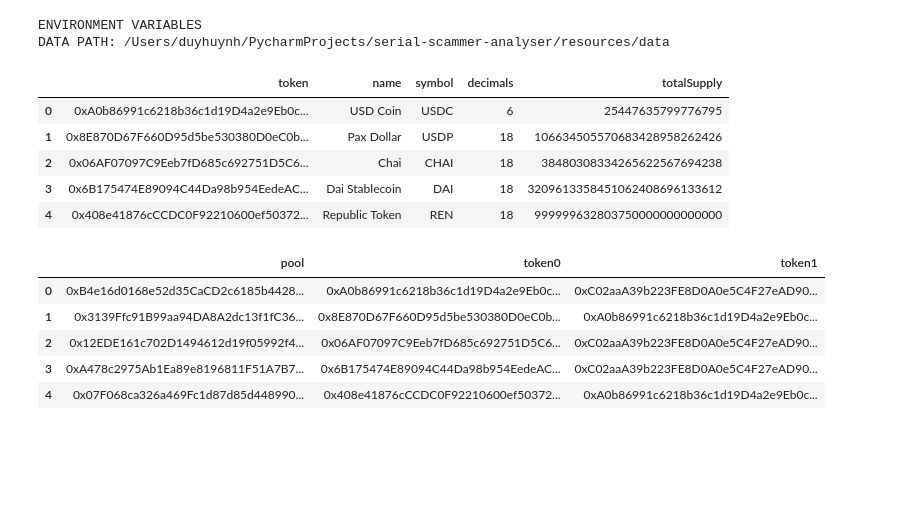
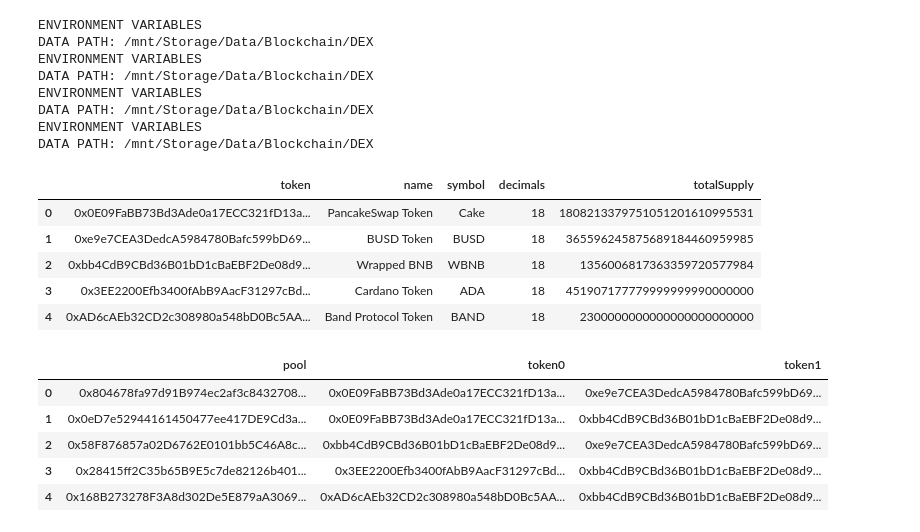
Before and after one commit to duyhuynhdev/serial-scammer-analyser, a Jupyter notebook: main/analysis/data_analysis.ipynb, the cells around one changed output. Saved outputs shown, nothing was run; the diff lists cells and outputs as text; code cells hidden in the pictures; blank space fills up the shorter version.

Commit message:
fix pool loading

```diff
--- a/main/analysis/data_analysis.ipynb
+++ b/main/analysis/data_analysis.ipynb
@@ -1,34 +1,43 @@
 # %%
 import utils.Utils as ut
 import os
 import pandas as pd
+
+from entity.blockchain.Address import Address
+from utils.DataLoader import DataLoader
 from utils.Settings import Setting
 from utils.ProjectPath import ProjectPath
 from collections import Counter
 from utils import ChartDrawer as cd
 
 path = ProjectPath()
 setting = Setting()
 
-uniswap_tokens = pd.read_csv(os.path.join(path.univ2_processed_path, "token_info.csv"))
-uniswap_pools = pd.read_csv(os.path.join(path.univ2_processed_path, "pool_info.csv"))
+uniswap_tokens = pd.read_csv(os.path.join(path.panv2_processed_path, "token_info.csv"))
+uniswap_pools = pd.read_csv(os.path.join(path.panv2_processed_path, "pool_info.csv"))
 display(uniswap_tokens.head())
 display(uniswap_pools.head())
 # %% [output]
 ENVIRONMENT VARIABLES
-DATA PATH: /Users/duyhuynh/PycharmProjects/serial-scammer-analyser/resources/data
+DATA PATH: /mnt/Storage/Data/Blockchain/DEX
+ENVIRONMENT VARIABLES
+DATA PATH: /mnt/Storage/Data/Blockchain/DEX
+ENVIRONMENT VARIABLES
+DATA PATH: /mnt/Storage/Data/Blockchain/DEX
+ENVIRONMENT VARIABLES
+DATA PATH: /mnt/Storage/Data/Blockchain/DEX
 |  | token | name | symbol | decimals | totalSupply |
-| 0 | 0xA0b86991c6218b36c1d19D4a2e9Eb0c... | USD Coin | USDC | 6 | 25447635799776795 |
-| 1 | 0x8E870D67F660D95d5be530380D0eC0b... | Pax Dollar | USDP | 18 | 106634505570683428958262426 |
-| 2 | 0x06AF07097C9Eeb7fD685c692751D5C6... | Chai | CHAI | 18 | 38480308334265622567694238 |
-| 3 | 0x6B175474E89094C44Da98b954EedeAC... | Dai Stablecoin | DAI | 18 | 3209613358451062408696133612 |
-| 4 | 0x408e41876cCCDC0F92210600ef50372... | Republic Token | REN | 18 | 999999632803750000000000000 |
+| 0 | 0x0E09FaBB73Bd3Ade0a17ECC321fD13a... | PancakeSwap Token | Cake | 18 | 1808213379751051201610995531 |
+| 1 | 0xe9e7CEA3DedcA5984780Bafc599bD69... | BUSD Token | BUSD | 18 | 365596245875689184460959985 |
+| 2 | 0xbb4CdB9CBd36B01bD1cBaEBF2De08d9... | Wrapped BNB | WBNB | 18 | 1356006817363359720577984 |
+| 3 | 0x3EE2200Efb3400fAbB9AacF31297cBd... | Cardano Token | ADA | 18 | 451907177779999999990000000 |
+| 4 | 0xAD6cAEb32CD2c308980a548bD0Bc5AA... | Band Protocol Token | BAND | 18 | 2300000000000000000000000 |
 |  | pool | token0 | token1 |
-| 0 | 0xB4e16d0168e52d35CaCD2c6185b4428... | 0xA0b86991c6218b36c1d19D4a2e9Eb0c... | 0xC02aaA39b223FE8D0A0e5C4F27eAD90... |
-| 1 | 0x3139Ffc91B99aa94DA8A2dc13f1fC36... | 0x8E870D67F660D95d5be530380D0eC0b... | 0xA0b86991c6218b36c1d19D4a2e9Eb0c... |
-| 2 | 0x12EDE161c702D1494612d19f05992f4... | 0x06AF07097C9Eeb7fD685c692751D5C6... | 0xC02aaA39b223FE8D0A0e5C4F27eAD90... |
-| 3 | 0xA478c2975Ab1Ea89e8196811F51A7B7... | 0x6B175474E89094C44Da98b954EedeAC... | 0xC02aaA39b223FE8D0A0e5C4F27eAD90... |
-| 4 | 0x07F068ca326a469Fc1d87d85d448990... | 0x408e41876cCCDC0F92210600ef50372... | 0xA0b86991c6218b36c1d19D4a2e9Eb0c... |
+| 0 | 0x804678fa97d91B974ec2af3c8432708... | 0x0E09FaBB73Bd3Ade0a17ECC321fD13a... | 0xe9e7CEA3DedcA5984780Bafc599bD69... |
+| 1 | 0x0eD7e52944161450477ee417DE9Cd3a... | 0x0E09FaBB73Bd3Ade0a17ECC321fD13a... | 0xbb4CdB9CBd36B01bD1cBaEBF2De08d9... |
+| 2 | 0x58F876857a02D6762E0101bb5C46A8c... | 0xbb4CdB9CBd36B01bD1cBaEBF2De08d9... | 0xe9e7CEA3DedcA5984780Bafc599bD69... |
+| 3 | 0x28415ff2C35b65B9E5c7de82126b401... | 0x3EE2200Efb3400fAbB9AacF31297cBd... | 0xbb4CdB9CBd36B01bD1cBaEBF2De08d9... |
+| 4 | 0x168B273278F3A8d302De5E879aA3069... | 0xAD6cAEb32CD2c308980a548bD0Bc5AA... | 0xbb4CdB9CBd36B01bD1cBaEBF2De08d9... |
 # %%
 tokens_appearances = uniswap_pools["token0"].to_list()
 tokens_appearances.extend(uniswap_pools["token1"].to_list())
```
Also changed, not shown: parts of 13 cells of this notebook, 2 other files.
